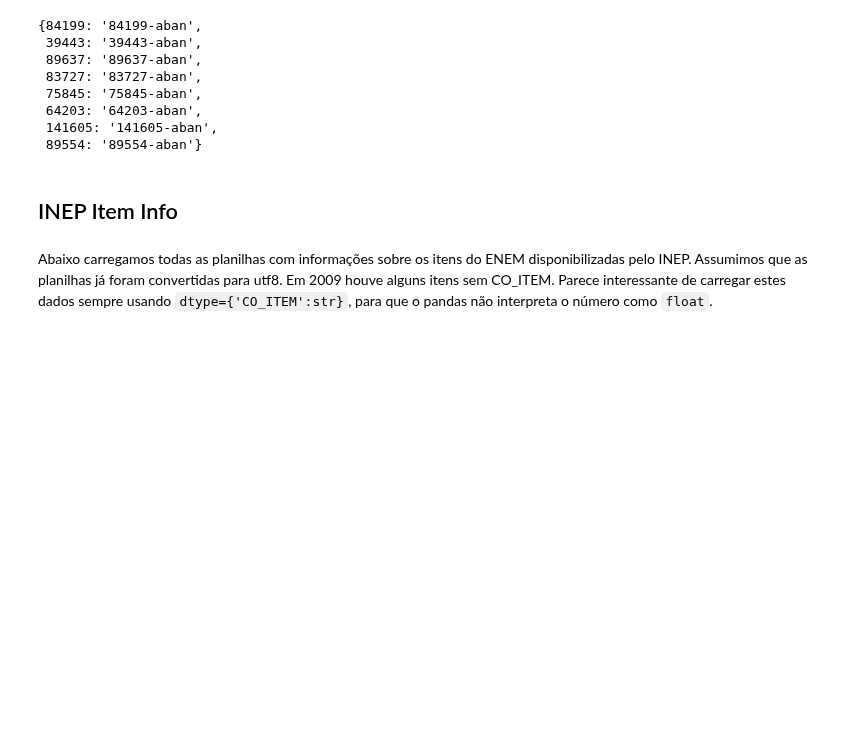
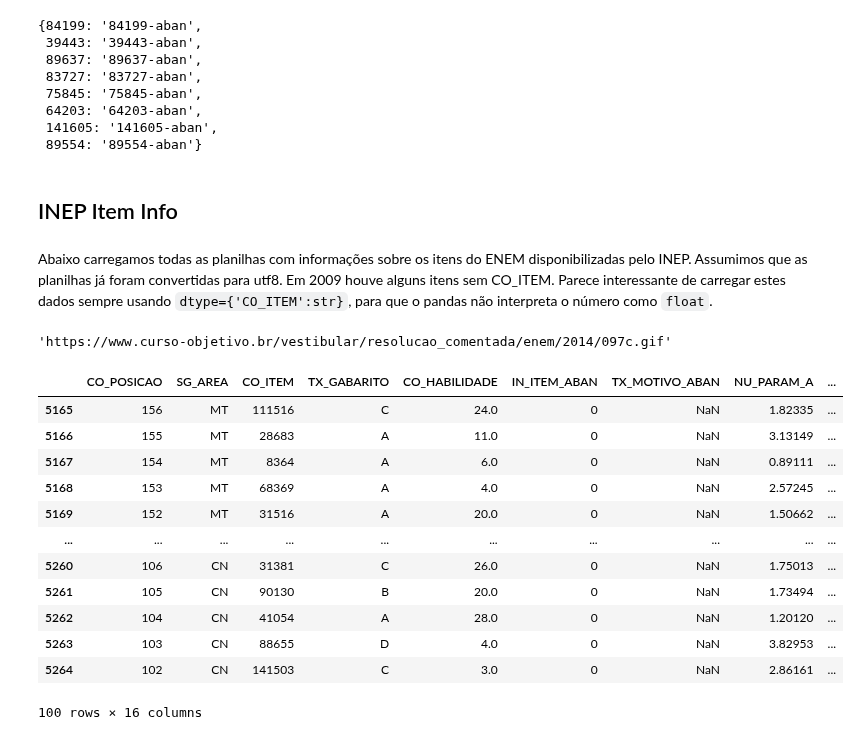
Before and after one commit to atp/enem, a Jupyter notebook: 00-PrepareData.ipynb, the cells around one changed output. Drawn from its saved outputs; the diff is of its cells as text; code cells hidden in the pictures; blank space fills up the shorter version.

Commit message:
Novas funções em util.py para facilitar análise dos itens e links para imagens para as resoluções comentados do Objetivo.

```diff
--- a/00-PrepareData.ipynb
+++ b/00-PrepareData.ipynb
@@ -303,13 +303,28 @@ for ano in range(2009,2023):
 ## INEP Item Info
 # %% [markdown]
 Abaixo carregamos todas as planilhas com informações sobre os itens do ENEM disponibilizadas pelo INEP. Assumimos que as planilhas já foram convertidas para utf8. Em 2009 houve alguns itens sem CO_ITEM. Parece interessante de carregar estes dados sempre usando `dtype={'CO_ITEM':str}`, para que o pandas não interpreta o número como `float`.
+# %%
+def objurl(ano,pos,gab):
+    posgab = str(pos).zfill(3)+gab.lower()
+    url = f'https://www.curso-objetivo.br/vestibular/resolucao_comentada/enem/{ano}/{posgab}.gif'
+    return url
+objurl(2014,97,'C')
+# %% [output]
+'https://www.curso-objetivo.br/vestibular/resolucao_comentada/enem/2014/097c.gif'
 # %%
+def padronizar_amarelo(s):
+    if s == 'AMARELO':
+        return 'AMARELA'
+    else:
+        return s
+
 df = pd.DataFrame()
 for ano in range(2009,2023):
     item_info = pd.read_csv(f'../inep/enem/{ano}/DADOS/ITENS_PROVA_{ano}-utf8.csv',sep='\;',
                         engine='python',dtype={'CO_ITEM':str})
     item_info['ano'] = ano
     item_info['TX_COR'] = item_info['TX_COR'].str.upper().str.strip()
+    item_info['TX_COR'] = item_info['TX_COR'].apply(padronizar_amarelo)
     df = pd.concat([df,item_info])
 
 df.to_csv('data/itens_inep.csv',index=False)
@@ -315,0 +334,16 @@ df.to_csv('data/itens_inep.csv',index=False)
+# %%
+df[-200:-100]
+# %% [output]
+|  | CO_POSICAO | SG_AREA | CO_ITEM | TX_GABARITO | CO_HABILIDADE | IN_ITEM_ABAN | TX_MOTIVO_ABAN | NU_PARAM_A | ... |
+| 5165 | 156 | MT | 111516 | C | 24.0 | 0 | NaN | 1.82335 | ... |
+| 5166 | 155 | MT | 28683 | A | 11.0 | 0 | NaN | 3.13149 | ... |
+| 5167 | 154 | MT | 8364 | A | 6.0 | 0 | NaN | 0.89111 | ... |
+| 5168 | 153 | MT | 68369 | A | 4.0 | 0 | NaN | 2.57245 | ... |
+| 5169 | 152 | MT | 31516 | A | 20.0 | 0 | NaN | 1.50662 | ... |
+| ... | ... | ... | ... | ... | ... | ... | ... | ... | ... |
+| 5260 | 106 | CN | 31381 | C | 26.0 | 0 | NaN | 1.75013 | ... |
+| 5261 | 105 | CN | 90130 | B | 20.0 | 0 | NaN | 1.73494 | ... |
+| 5262 | 104 | CN | 41054 | A | 28.0 | 0 | NaN | 1.20120 | ... |
+| 5263 | 103 | CN | 88655 | D | 4.0 | 0 | NaN | 3.82953 | ... |
+| 5264 | 102 | CN | 141503 | C | 3.0 | 0 | NaN | 2.86161 | ... |
+100 rows × 16 columns
```
Also changed, not shown: parts of 2 cells of this notebook, 2 other files.
